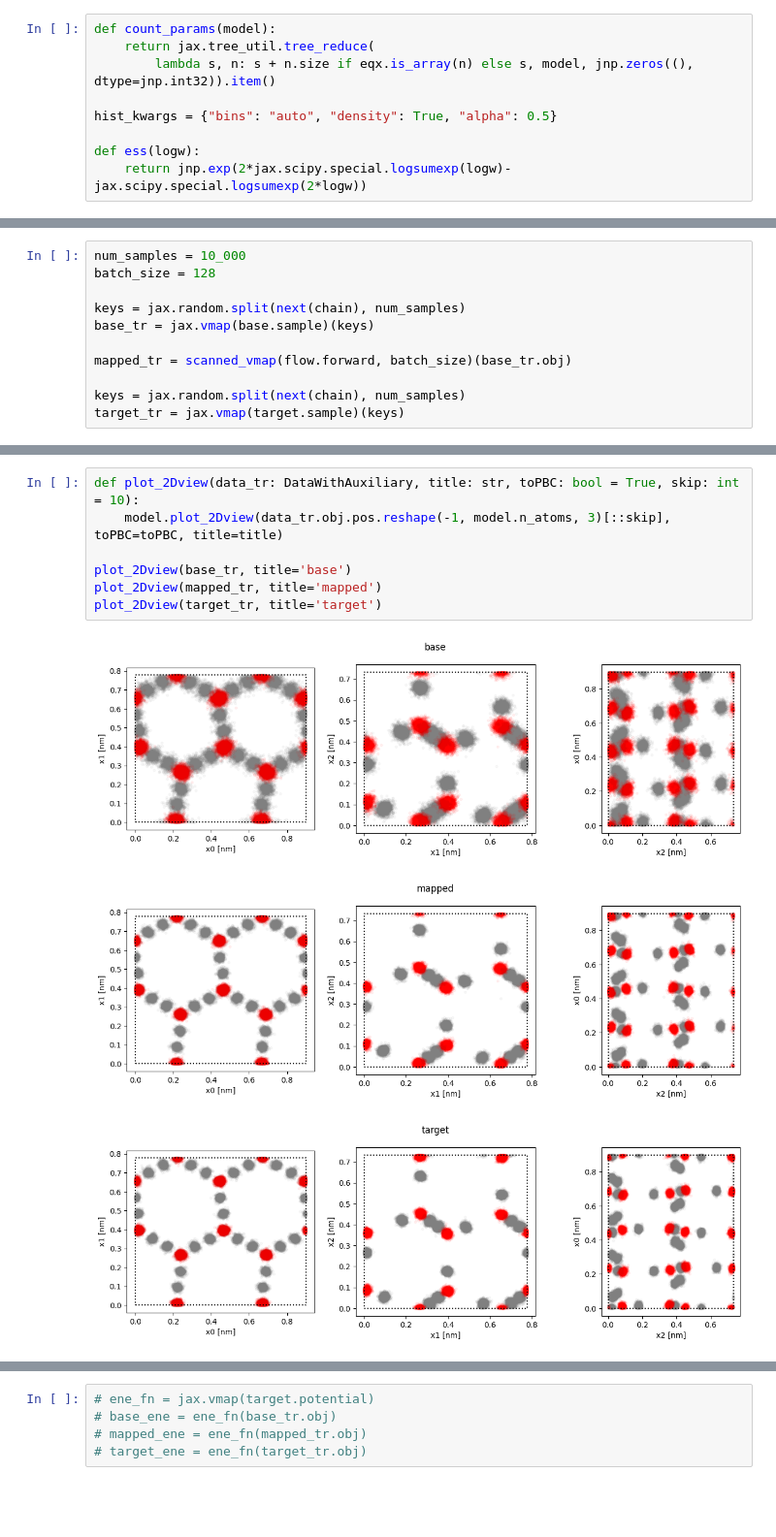
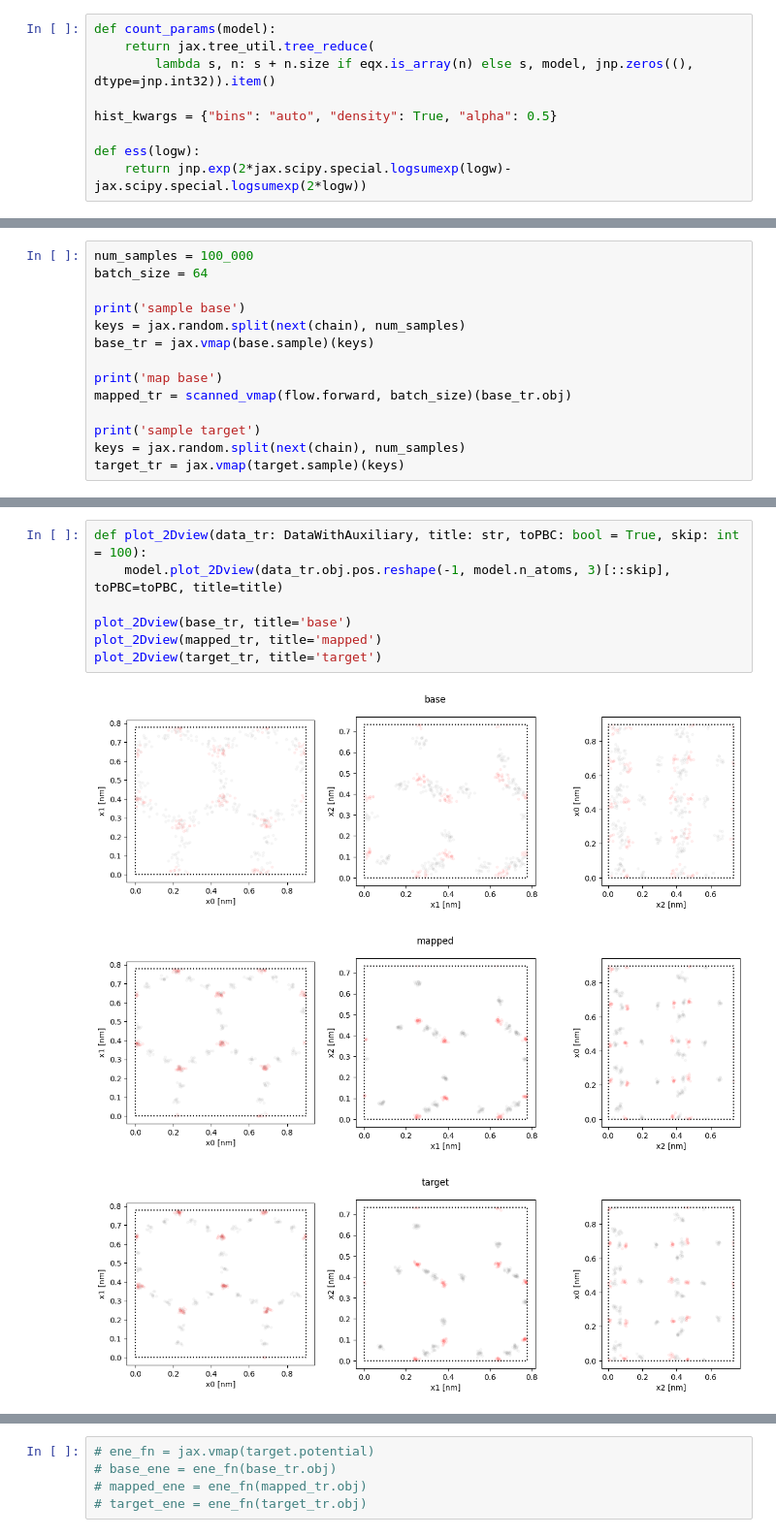
Before and after one commit to noegroup/rigid-flows, a Jupyter notebook: testing_postp.ipynb, the cells around one changed output, grey strips where cells are left out. Shown at 97% size. Drawn from its saved outputs; the diff is of its cells as text; blank space fills up the shorter version.

```diff
--- a/testing_postp.ipynb
+++ b/testing_postp.ipynb
@@ -100,11 +121,14 @@ reference_deltaF, reference_deltaF_std
 # %%
-num_samples = 10_000
-batch_size = 128
+num_samples = 100_000
+batch_size = 64
 
+print('sample base')
 keys = jax.random.split(next(chain), num_samples)
 base_tr = jax.vmap(base.sample)(keys)
 
+print('map base')
 mapped_tr = scanned_vmap(flow.forward, batch_size)(base_tr.obj)
 
+print('sample target')
 keys = jax.random.split(next(chain), num_samples)
 target_tr = jax.vmap(target.sample)(keys)
@@ -111,14 +139,14 @@ target_tr = jax.vmap(target.sample)(keys)
 # %%
-def plot_2Dview(data_tr: DataWithAuxiliary, title: str, toPBC: bool = True, skip: int = 10):
+def plot_2Dview(data_tr: DataWithAuxiliary, title: str, toPBC: bool = True, skip: int = 100):
     model.plot_2Dview(data_tr.obj.pos.reshape(-1, model.n_atoms, 3)[::skip], toPBC=toPBC, title=title)
 
 plot_2Dview(base_tr, title='base')
 plot_2Dview(mapped_tr, title='mapped')
 plot_2Dview(target_tr, title='target')
 # %% [output]
-[figure, old version]
+[figure, new version]
-[figure, old version]
+[figure, new version]
-[figure, old version]
+[figure, new version]
 # %%
 ## closer look at the center of mass
 com_pos = mapped_tr.obj.pos.mean(axis=(1,2))
```
Also changed, not shown: parts of 16 cells of this notebook, 5 other files.
